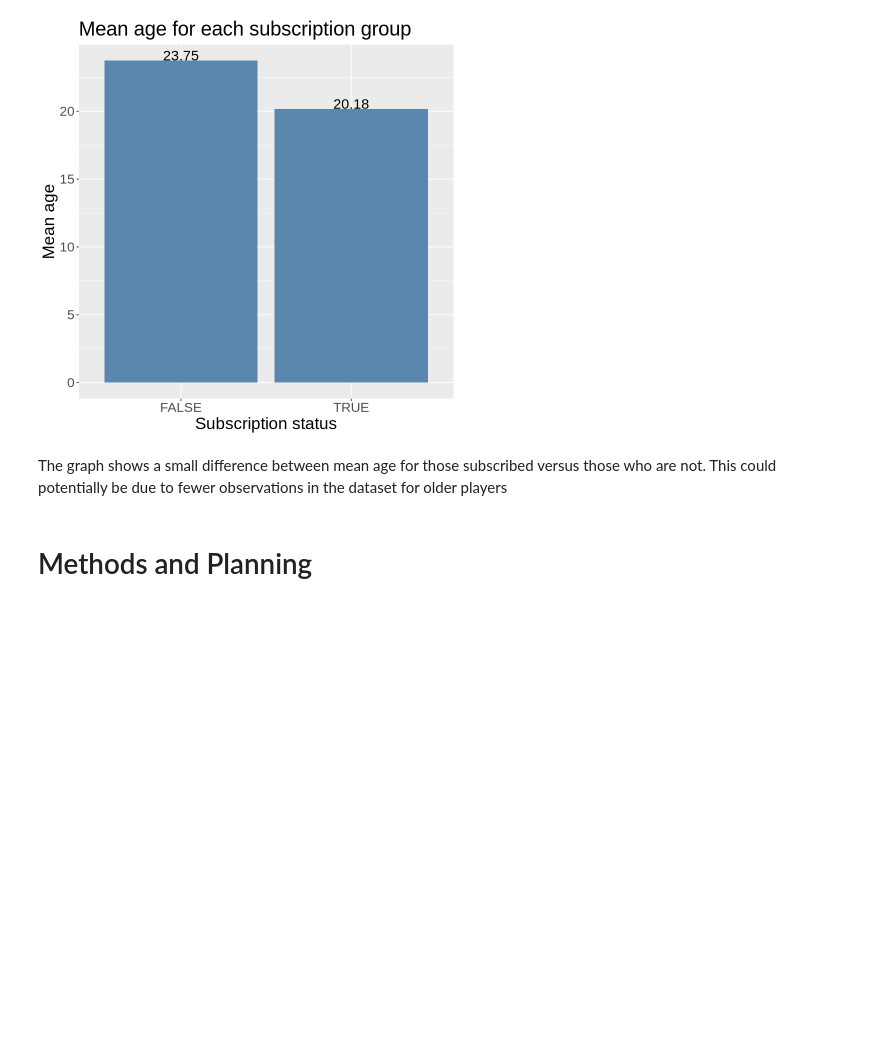
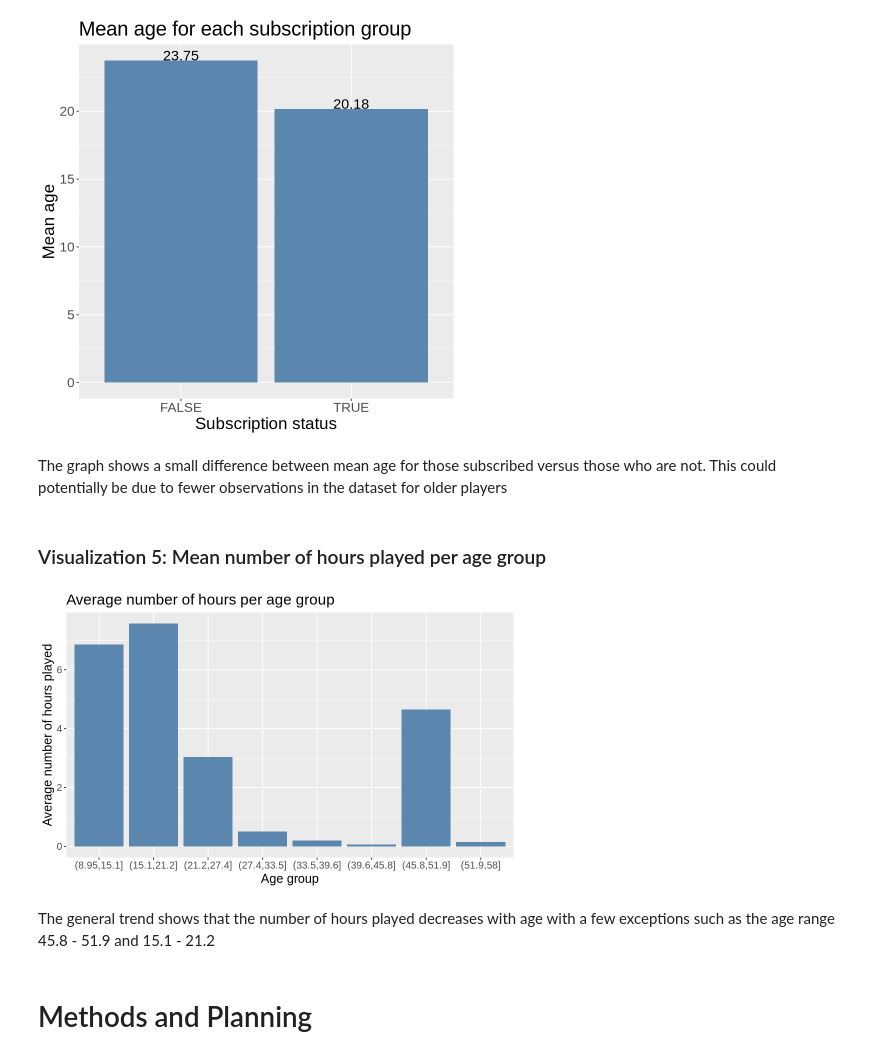
Before and after one commit to tahsansamin/project_planning_stage_individual, a Jupyter notebook: project planning .ipynb, the cells around one changed output. Cells and saved outputs as stored; diff of their text form; code cells hidden in the pictures; blank space fills up the shorter version.

```diff
--- a/project planning .ipynb
+++ b/project planning .ipynb
@@ -242,3 +248,20 @@ The graph shows a small difference between mean age for those subscribed versus
+# %% [markdown]
+### Visualization 5: Mean number of hours played per age group
+# %%
+options(repr.plot.width = 8, repr.plot.height = 5)
+hoursperage <- tidy_players |>
+                   mutate(age_grp = cut(Age, breaks = 8)) |>
+                    group_by(age_grp) |>
+                    summarise(mean_hours = mean(played_hours)) |>
+                    ggplot(aes(x = age_grp, y = mean_hours)) +
+                    geom_bar(stat = "identity", fill = "#5B86AE") +
+                    labs(x = "Age group", y = "Average number of hours played", title = "Average number of hours per age group")+
+                    theme(text = element_text(size = 15))
+hoursperage
+# %% [output]
+[figure, added]
+# %% [markdown]
+The general trend shows that the number of hours played decreases with age with a few exceptions such as the age range 45.8 - 51.9 and 15.1 - 21.2
 # %% [markdown]
 # Methods and Planning
 # %% [markdown]
```
Also changed, not shown: parts of 6 cells of this notebook.
